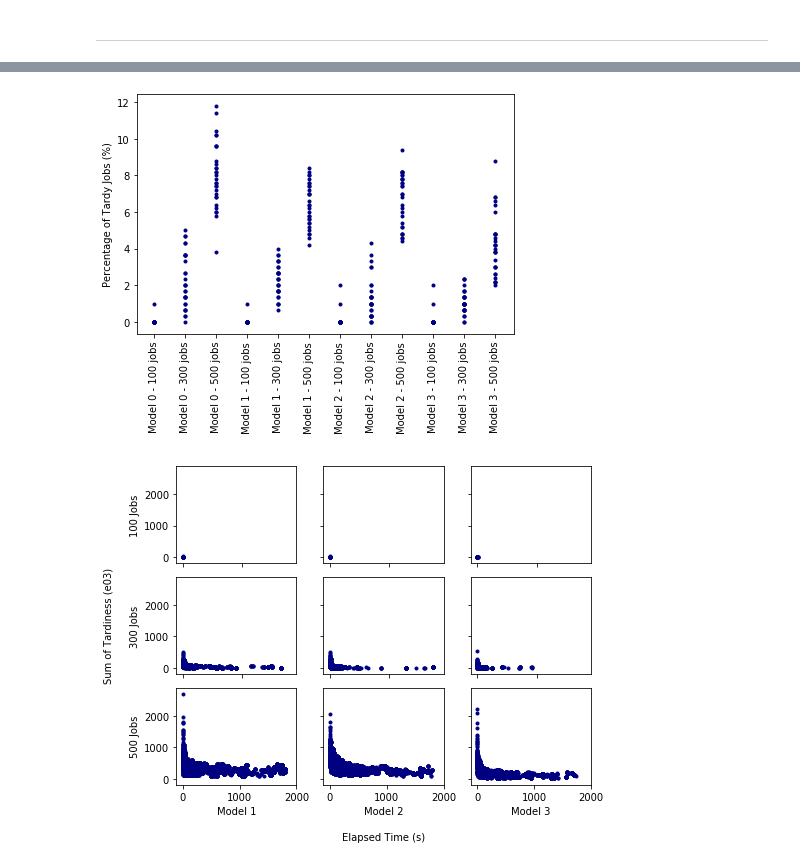
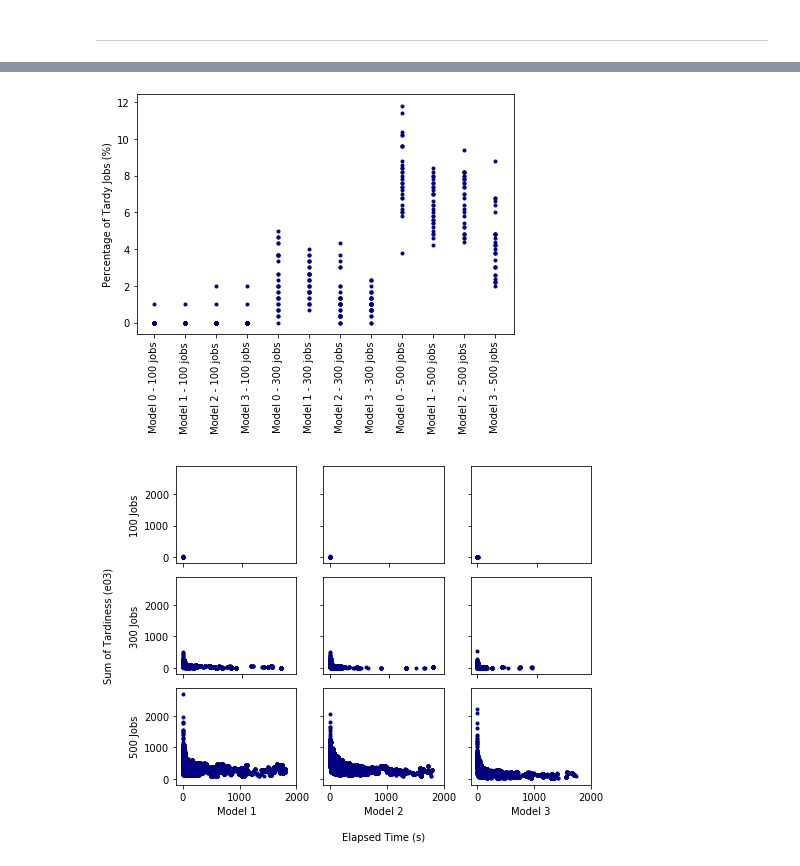
Before and after one commit to tangtan2/scheduling_composites_manufacturing, a Jupyter notebook: data/analytics/experiments_2/visualizations.ipynb, the cells around one changed output, grey strips where cells are left out. Saved outputs shown, nothing was run; the diff lists cells and outputs as text; code cells hidden in the pictures.

```diff
--- a/data/analytics/experiments_2/visualizations.ipynb
+++ b/data/analytics/experiments_2/visualizations.ipynb
@@ -290,24 +252,25 @@ plt.show()
 # %%
 # compare the percentage of tardy jobs across techniques for chapter 2
 fig, ax = plt.subplots(figsize=(6, 5))
 x = 0
 xticks = []
-for model in range(4):
-    for k, key in enumerate(chap2_sum[model].keys()):
+for k, key in enumerate(chap2_sum[0].keys()):
+    for model in range(4):
         percent_tardy = []
         for i in range(30):
             percent_tardy.append(np.count_nonzero(chap2_instances[model]['job_results'][key][i]['job_tardiness']) /
                                  key * 100)
         ax.scatter([x] * len(percent_tardy), percent_tardy, marker='.', color='navy')
         xticks.append(f'Model {model} - {key} jobs')
         x = x + 1
 ax.set_ylabel('Percentage of Tardy Jobs (%)')
 ax.set_xticks([0, 1, 2, 3, 4, 5, 6, 7, 8, 9, 10, 11])
 ax.set_xticklabels(xticks, rotation='vertical')
 fig.tight_layout()
+plt.savefig('ch2_percenttardy.eps', format='eps')
 plt.show()
 # %% [output]
-[figure, old version]
+[figure, new version]
 # %%
 # extract schedule quality over time pattern for CP sched for models 0 to 2 for chapter 2
 fig, ax = plt.subplots(3, 3, figsize=(8, 6), sharex=True, sharey=True)
```
Also changed, not shown: parts of 23 cells of this notebook, 1 other file.
